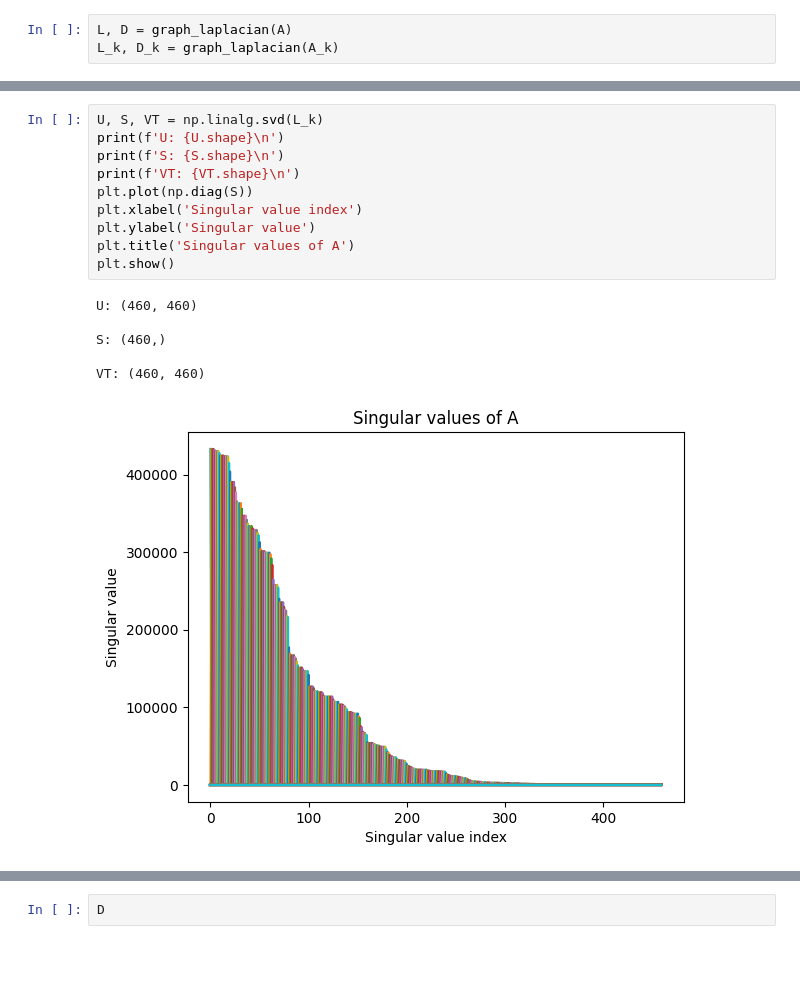
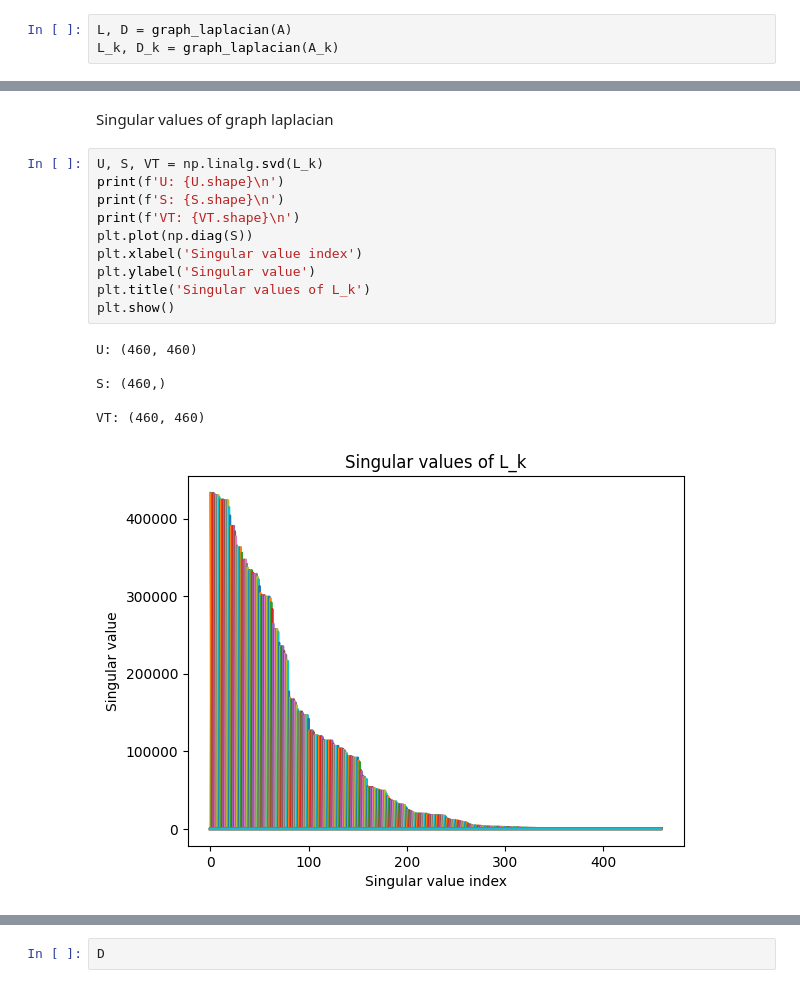
Before and after one commit to danielpatrickhug/Instruction_Kernels, a Jupyter notebook: github_repo_parser.ipynb, the cells around one changed output, grey strips where cells are left out. Cells and saved outputs as stored; diff of their text form; blank space fills up the shorter version.

```diff
--- a/github_repo_parser.ipynb
+++ b/github_repo_parser.ipynb
@@ -624,17 +633,19 @@ VT: (460, 460)
+# %% [markdown]
+Singular values of graph laplacian
 # %%
 U, S, VT = np.linalg.svd(L_k)
 print(f'U: {U.shape}\n')
 print(f'S: {S.shape}\n')
 print(f'VT: {VT.shape}\n')
 plt.plot(np.diag(S))
 plt.xlabel('Singular value index')
 plt.ylabel('Singular value')
-plt.title('Singular values of A')
+plt.title('Singular values of L_k')
 plt.show()
 # %% [output]
 U: (460, 460)
 
 S: (460,)
 
 VT: (460, 460)
-[figure, old version]
+[figure, new version]
```
Also changed, not shown: parts of 4 cells of this notebook.
